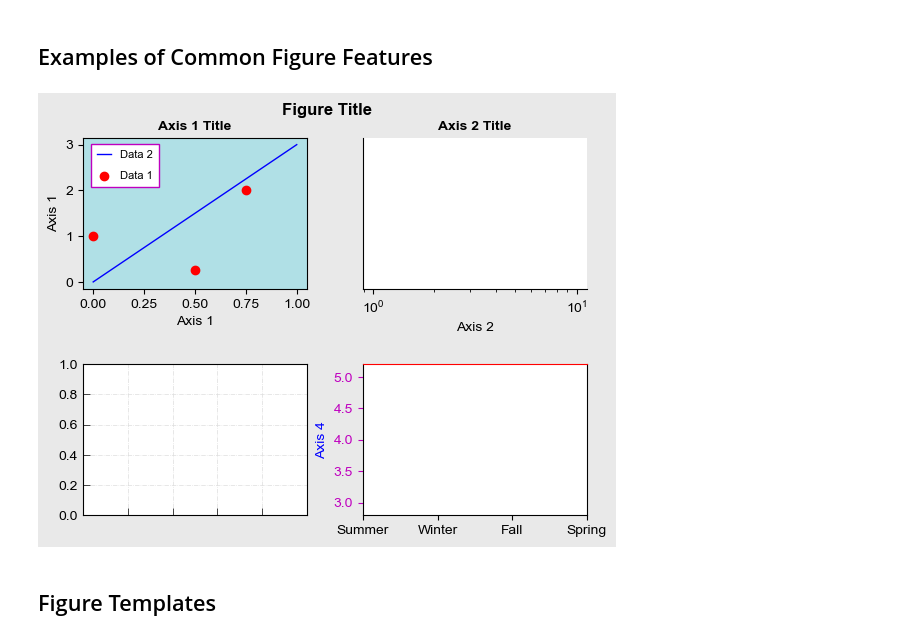
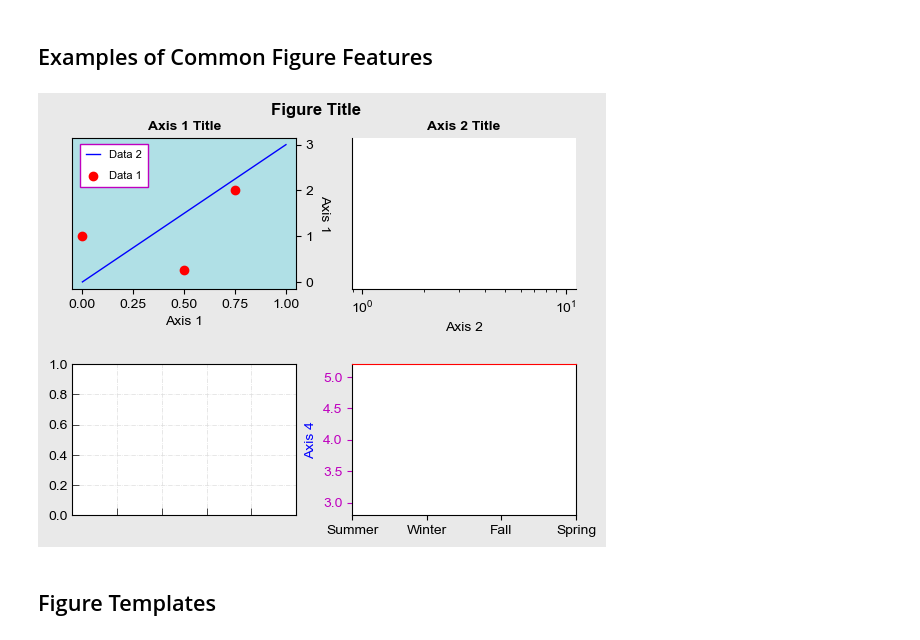
Before and after one commit to MeganTM/python-resources, a Jupyter notebook: figure-tips.ipynb, the cells around one changed output. Saved outputs shown, nothing was run; the diff lists cells and outputs as text; code cells hidden in the pictures.

```diff
--- a/figure-tips.ipynb
+++ b/figure-tips.ipynb
@@ -103,7 +103,9 @@ fig.suptitle('Figure Title',y=0.95)
 ax[0,0].patch.set_facecolor('powderblue')
 ax[0,0].set_title('Axis 1 Title')
 ax[0,0].set_xlabel('Axis 1')
-ax[0,0].set_ylabel('Axis 1')
+ax[0,0].set_ylabel('Axis 1',rotation=270,labelpad=12)
+ax[0,0].yaxis.tick_right()
+ax[0,0].yaxis.set_label_position('right')
 ax[0,0].scatter([0,0.5,0.75],[1,0.25,2],c='r',label='Data 1')
 ax[0,0].plot([0,1],[0,3],c='b',label='Data 2')
 legend = ax[0,0].legend(prop={'size':8},borderpad=0.25,labelspacing=1.0,handlelength=1.25,framealpha=1,
@@ -114,34 +116,34 @@ frame.set_boxstyle('Square')
 
 # Axis 2 settings
 # ax[0,1].patch.set_facecolor('w')
 ax[0,1].set_title('Axis 2 Title')
 ax[0,1].set_xlabel('Axis 2')
 ax[0,1].axes.yaxis.set_ticks([])
 ax[0,1].spines['right'].set_visible(False)
 ax[0,1].spines['top'].set_visible(False)
 ax[0,1].set_xscale('log')
 
 # Axis 3 settings
 ax[1,0].tick_params(direction='in',length=5,width=0.5)
 ax[1,0].axes.xaxis.set_ticklabels([])
 ax[1,0].grid(lw=0.5,c='#dddddd',ls='-.')
 
 # Axis 4 settings
 ax[1,1].set_ylabel('Axis 4',c='b')
 ax[1,1].set_ylim((2.8,5.2))
 ax[1,1].tick_params(axis='y',colors='m')
 ax[1,1].set_xticks([0,1,2,3])
 ax[1,1].set_xticklabels(['Summer','Winter','Fall','Spring'])
 ax[1,1].spines['top'].set_color('r')
 
 # Adjust subplot spacing
 plt.subplots_adjust(wspace=0.25,hspace=0.5)
 
 # # Save as .png or .pdf
 # plt.savefig('testfig.png',dpi=300,bbox_inches='tight')
 # plt.savefig('testfig.pdf',bbox_inches='tight')
 # %% [output]
-[figure, old version]
+[figure, new version]
 # %% [markdown]
 ## Figure Templates
 # %% [markdown]
```
Also changed, not shown: parts of 1 cell of this notebook.
